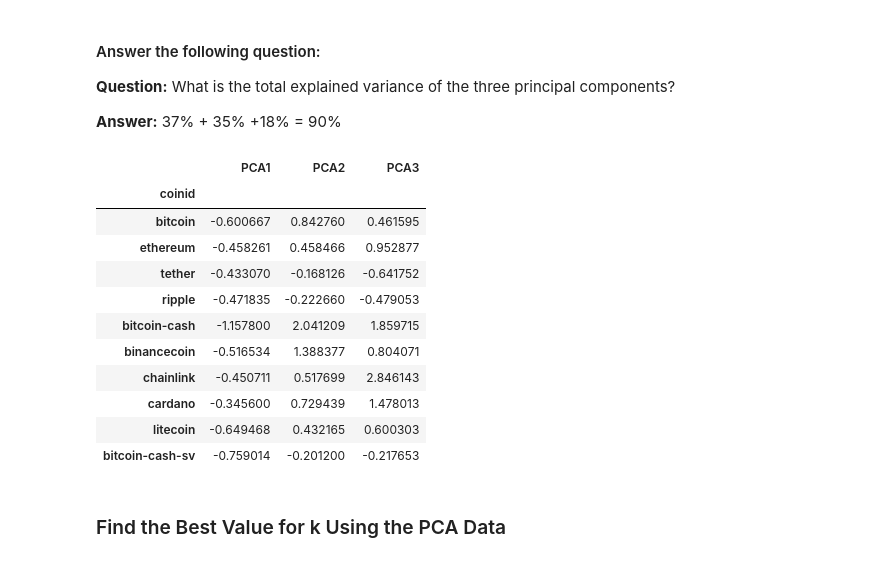
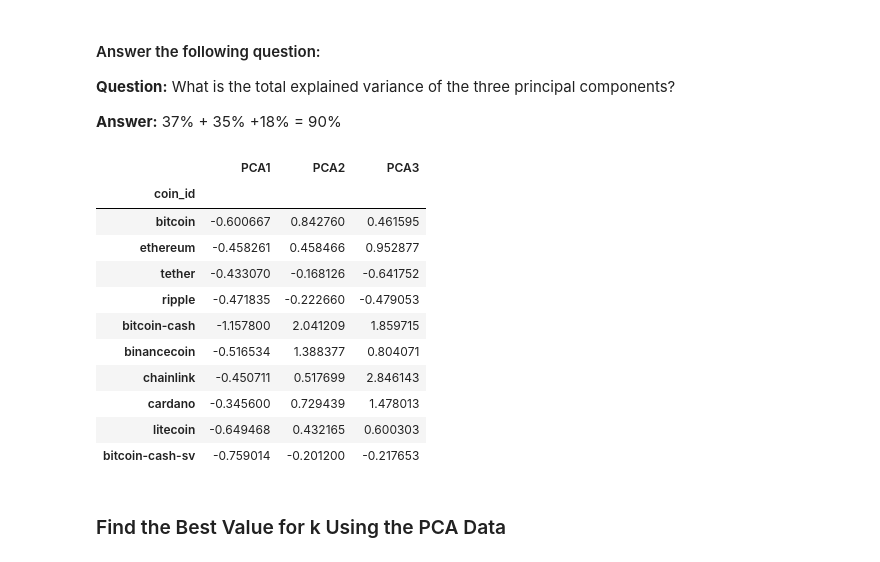
Before and after one commit to tlockhart/CryptoClustering, a Jupyter notebook: Crypto_Clustering.ipynb, the cells around one changed output. Saved outputs shown, nothing was run; the diff lists cells and outputs as text; code cells hidden in the pictures.

Commit message:
chore: Updated Crypto_Clustering

```diff
--- a/Crypto_Clustering.ipynb
+++ b/Crypto_Clustering.ipynb
@@ -254,24 +255,24 @@ array([0.3719856 , 0.34700813, 0.17603793])
 # %%
 # Create a new DataFrame with the PCA data.
 # Note: The code for this step is provided for you (Look in the PCA Examples where we transformed the data[11.3/Class3/02-Ins_PCA)
 # Creating a DataFrame with the PCA data
 crypto_pca_df = pd.DataFrame(
     crypto_pca,
     columns=["PCA1", "PCA2", "PCA3"]
 )
 
 # Copy the crypto names from the original data (Either will work)
-crypto_pca_df["coinid"] = market_scaled_df.index
-# crypto_pca_df["coinid"] = market_data_df.index
+crypto_pca_df["coin_id"] = market_scaled_df.index
+# crypto_pca_df["coin_id"] = market_data_df.index
 
 # Set the coinid column as index
-crypto_pca_df.set_index("coinid", inplace=True)
+crypto_pca_df.set_index("coin_id", inplace=True)
 
 # Display sample data
 crypto_pca_df.head(10)
 # %% [output]
 |  | PCA1 | PCA2 | PCA3 |
-| coinid |  |  |  |
+| coin_id |  |  |  |
 | bitcoin | -0.600667 | 0.842760 | 0.461595 |
 | ethereum | -0.458261 | 0.458466 | 0.952877 |
 | tether | -0.433070 | -0.168126 | -0.641752 |
```
Also changed, not shown: parts of 4 cells of this notebook.
